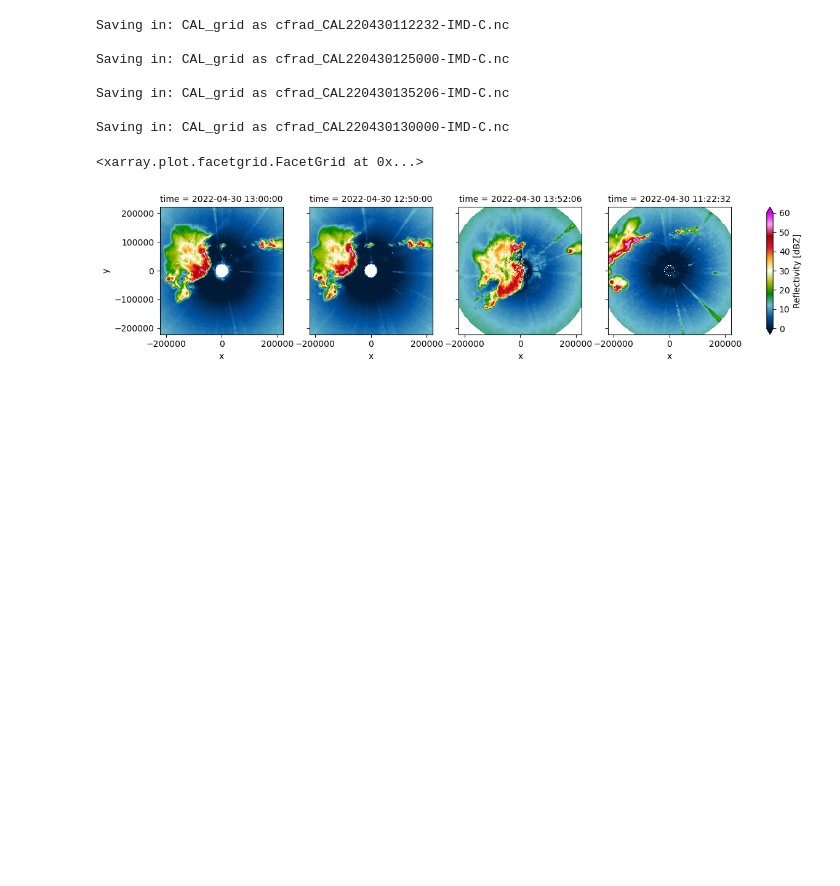
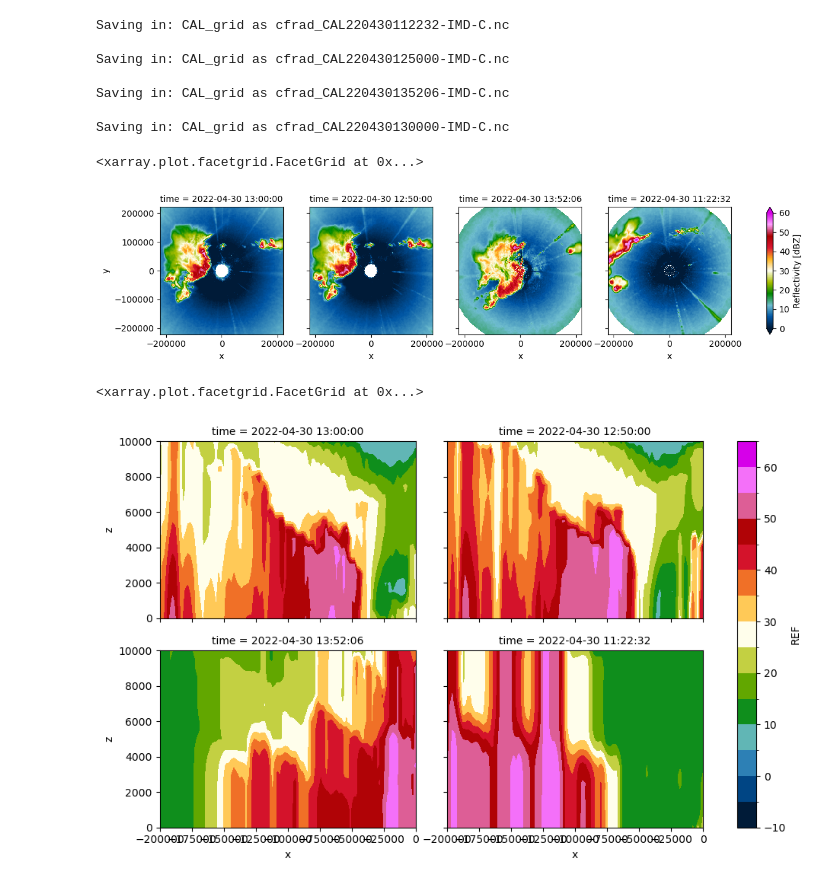
Before and after one commit to syedhamidali/pyscancf_examples, a Jupyter notebook: KOLKATA_Radar_Non_Uniform_Sweeps.ipynb, the cells around one changed output. Cells and saved outputs as stored; diff of their text form; code cells hidden in the pictures; blank space fills up the shorter version.

```diff
--- a/KOLKATA_Radar_Non_Uniform_Sweeps.ipynb
+++ b/KOLKATA_Radar_Non_Uniform_Sweeps.ipynb
@@ -252,3 +253,12 @@ ds['REF'].isel(z=2).plot(cmap='SyedSpectral', vmin=0, vmax=60, col='time')
 # %% [output]
 <xarray.plot.facetgrid.FacetGrid at 0x...>
 [figure]
+# %%
+ds['REF'].sel(x=slice(-200e3, 0)
+             ).max("y").plot.contourf(cmap='SyedSpectral',
+                                       levels=range(-10, 70, 5),
+                                       col='time', col_wrap=2,
+                                       figsize=[10, 6])
+# %% [output]
+<xarray.plot.facetgrid.FacetGrid at 0x...>
+[figure, added]
```
Also changed, not shown: parts of 2 cells of this notebook.
